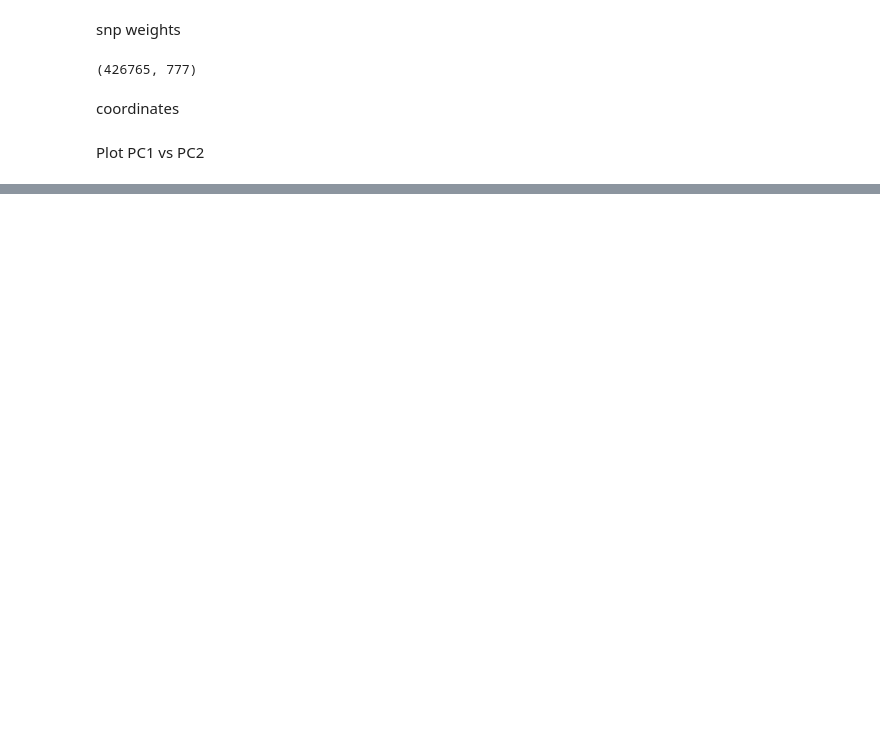
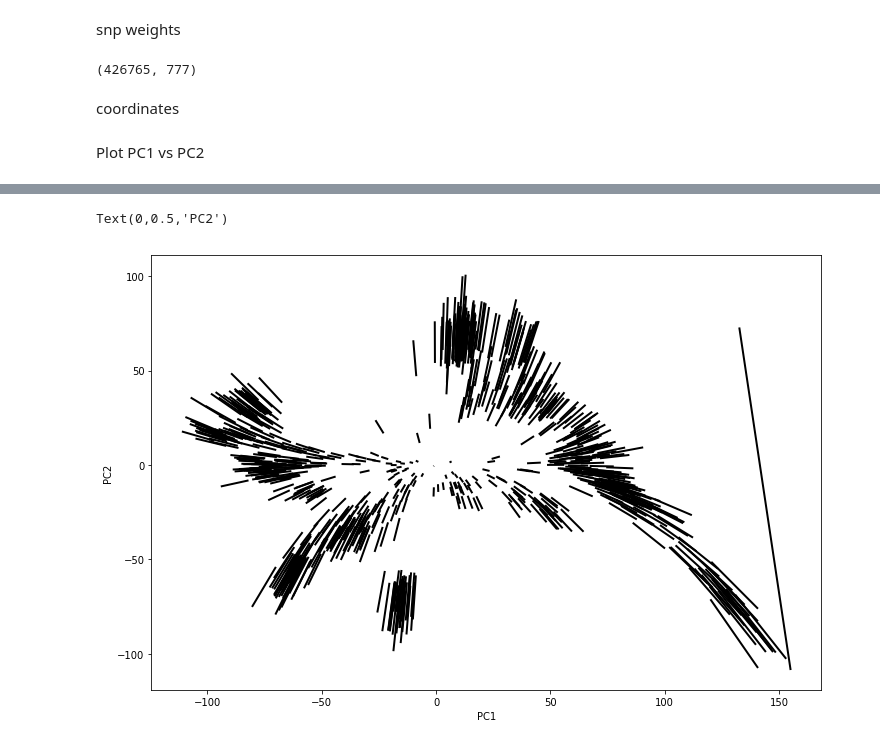
Before and after one commit to ChiChunLiu/pcshrink, a Jupyter notebook: notebooks/naive-holdout-method.ipynb, the cells around one changed output, grey strips where cells are left out. Drawn from its saved outputs; the diff is of its cells as text; code cells hidden in the pictures; blank space fills up the shorter version.

```diff
--- a/notebooks/naive-holdout-method.ipynb
+++ b/notebooks/naive-holdout-method.ipynb
@@ -140,0 +162,19 @@ plt.scatter(L_proj[:, 0], L_proj[:, 1])
+# %%
+#plt.quiver(X=L[:,0], Y=-L[:,1], U=L_proj[:,0], V=-L_proj[:,1])
+#plt.xlabel("PC1");
+#plt.ylabel("PC2");
+
+lines = []
+for i in range(L.shape[0]):
+    lines.append([(L[i, 0], -L[i, 1]), (L_proj[i, 0], -L_proj[i, 1])])
+
+lc = mc.LineCollection(lines, linewidths=2, colors="black")
+fig, ax = plt.subplots(figsize=(12, 8))
+ax.add_collection(lc)
+ax.autoscale()
+
+plt.xlabel("PC1")
+plt.ylabel("PC2")
+# %% [output]
+Text(0,0.5,'PC2')
+[figure, added]
```
Also changed, not shown: parts of 11 cells of this notebook.
